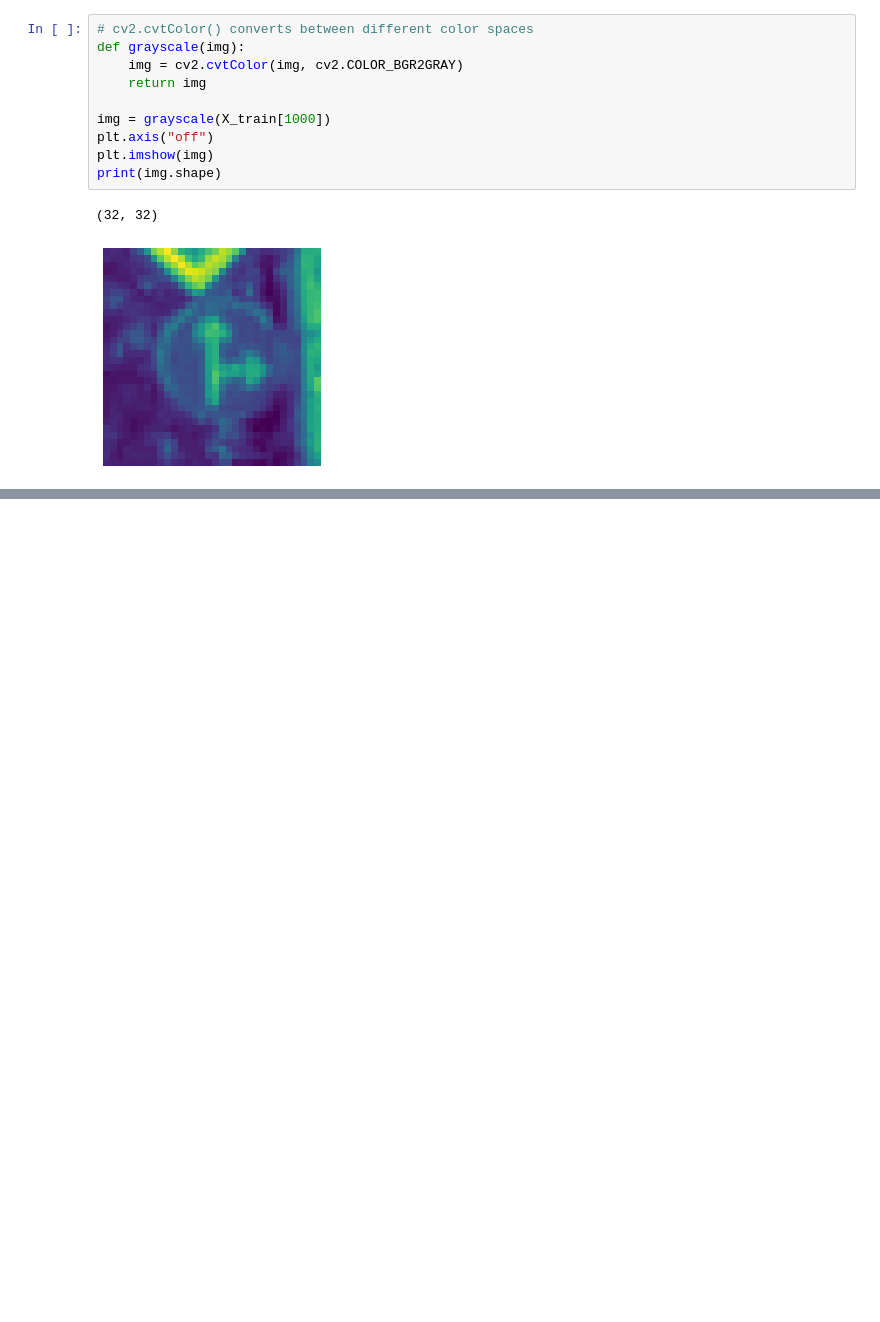
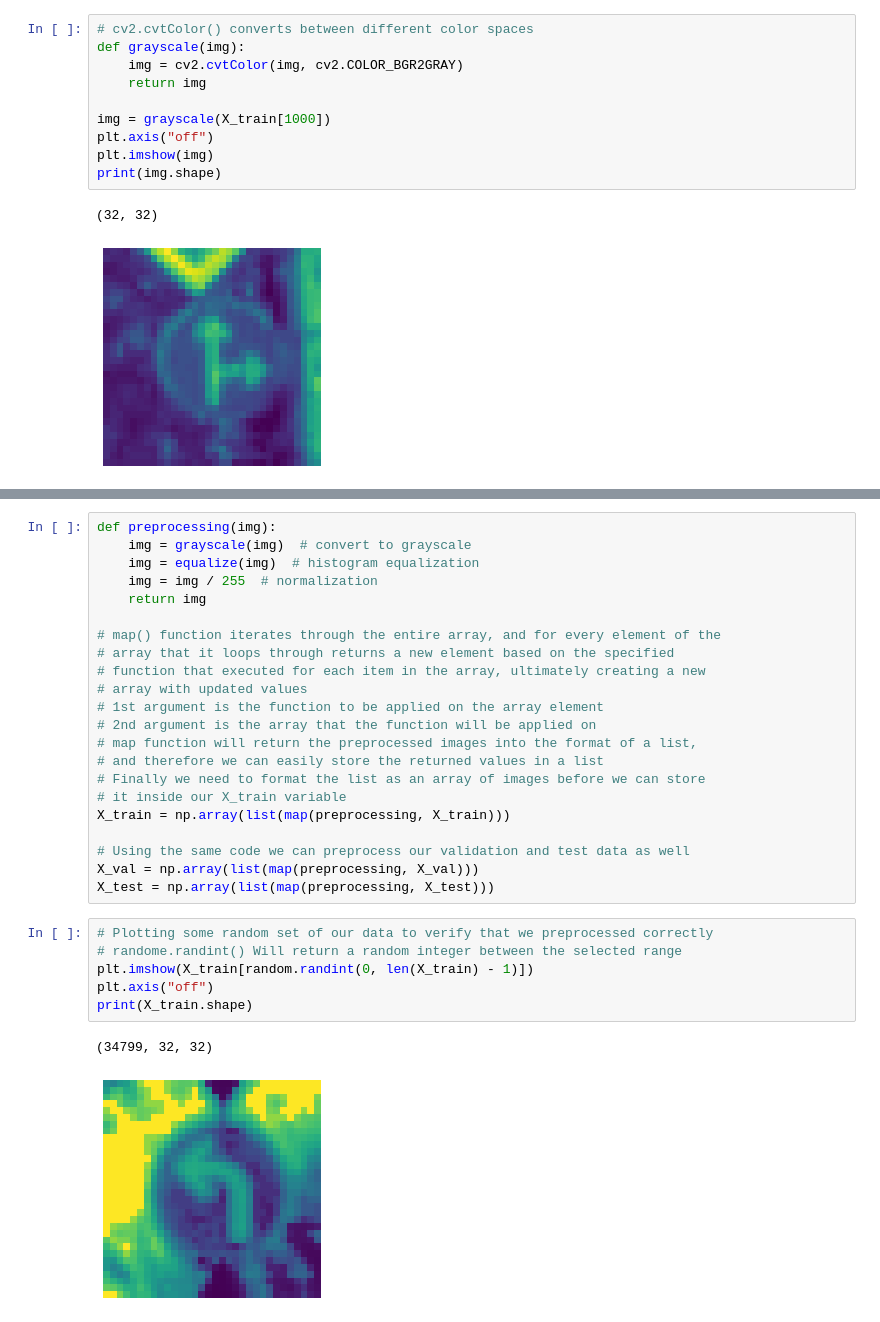
Before and after one commit to hpt1988/Applied-Deep-Learning_The-Complete-Self-Driving-Car-Course, a Jupyter notebook: traffic_signs/traffic_signs.ipynb, the cells around one changed output, grey strips where cells are left out. Saved outputs shown, nothing was run; the diff lists cells and outputs as text; blank space fills up the shorter version.

```diff
--- a/traffic_signs/traffic_signs.ipynb
+++ b/traffic_signs/traffic_signs.ipynb
@@ -190,0 +222,31 @@ print(img.shape)
+# %%
+def preprocessing(img):
+    img = grayscale(img)  # convert to grayscale
+    img = equalize(img)  # histogram equalization
+    img = img / 255  # normalization
+    return img
+
+# map() function iterates through the entire array, and for every element of the
+# array that it loops through returns a new element based on the specified
+# function that executed for each item in the array, ultimately creating a new
+# array with updated values
+# 1st argument is the function to be applied on the array element
+# 2nd argument is the array that the function will be applied on
+# map function will return the preprocessed images into the format of a list,
+# and therefore we can easily store the returned values in a list
+# Finally we need to format the list as an array of images before we can store
+# it inside our X_train variable
+X_train = np.array(list(map(preprocessing, X_train)))
+
+# Using the same code we can preprocess our validation and test data as well
+X_val = np.array(list(map(preprocessing, X_val)))
+X_test = np.array(list(map(preprocessing, X_test)))
+# %%
+# Plotting some random set of our data to verify that we preprocessed correctly
+# randome.randint() Will return a random integer between the selected range
+plt.imshow(X_train[random.randint(0, len(X_train) - 1)])
+plt.axis("off")
+print(X_train.shape)
+# %% [output]
+(34799, 32, 32)
+[figure, added]
```
Also changed, not shown: parts of 9 cells of this notebook, 2 other files.
